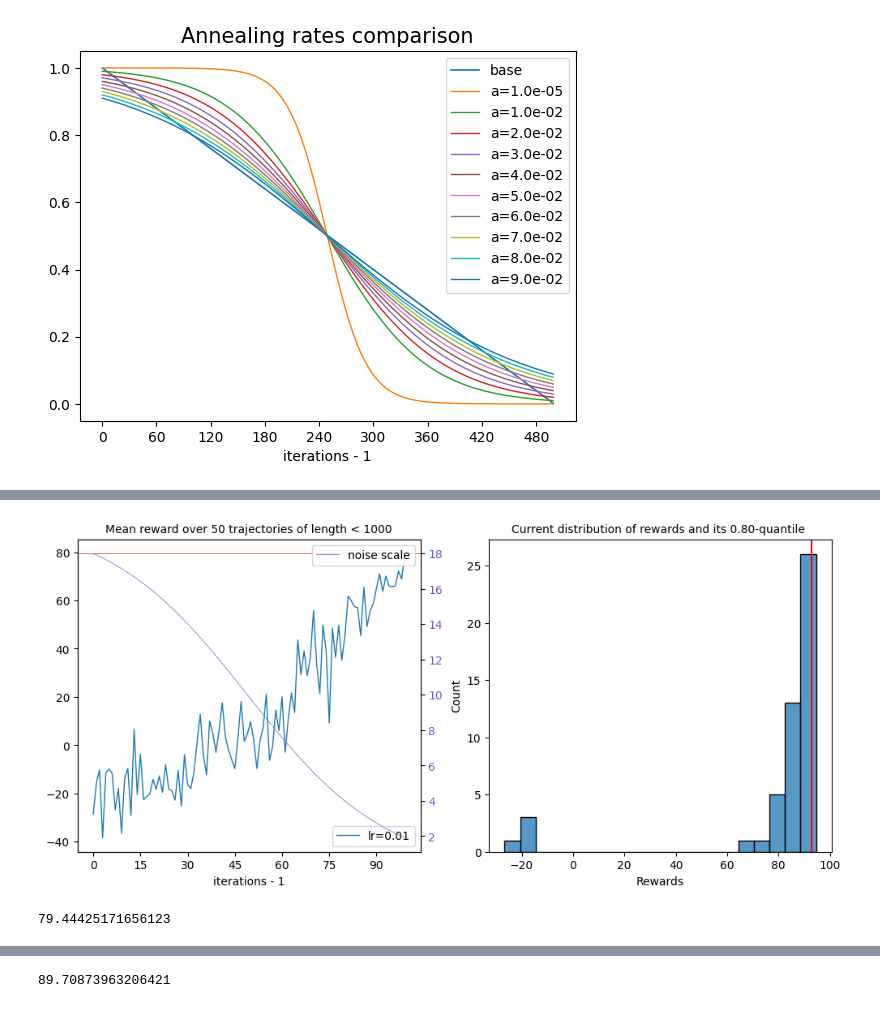
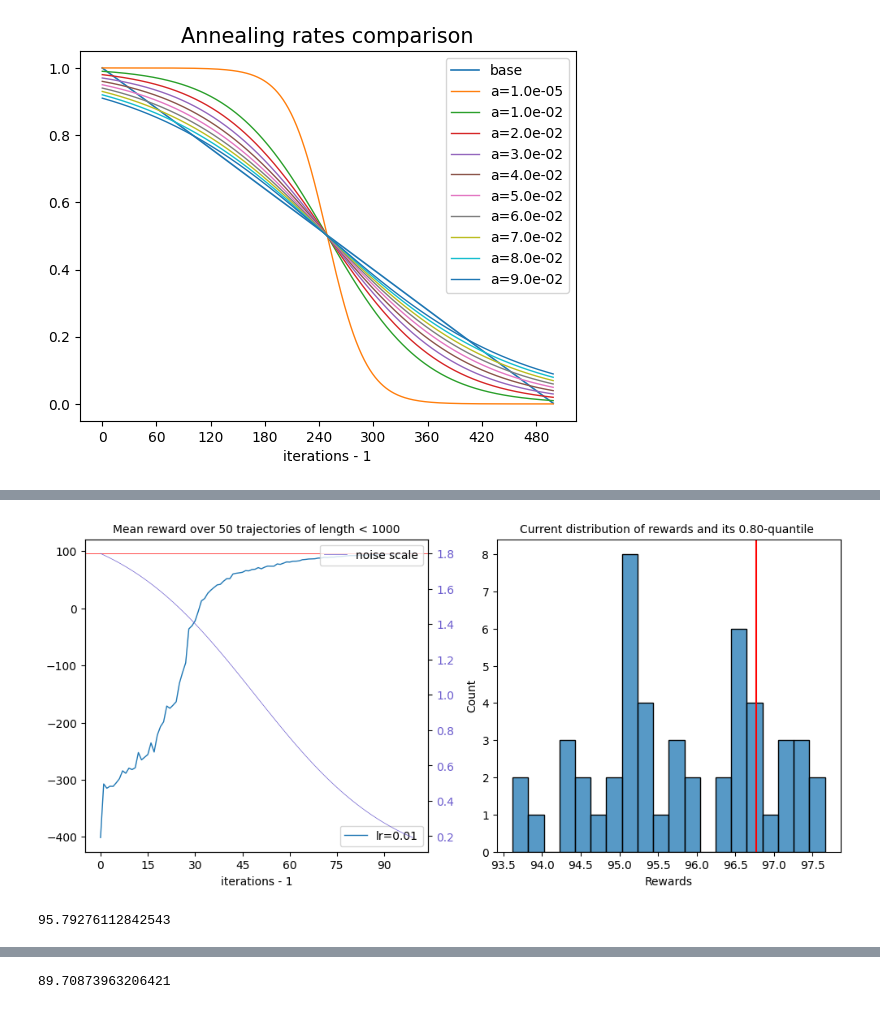
Before and after one commit to Axik0/DRL, a Jupyter notebook: DRL2(MountainCarContinuous-v0).ipynb, the cells around one changed output, grey strips where cells are left out. Saved outputs shown, nothing was run; the diff lists cells and outputs as text; code cells hidden in the pictures.

```diff
--- a/DRL2(MountainCarContinuous-v0).ipynb
+++ b/DRL2(MountainCarContinuous-v0).ipynb
@@ -72,14 +72,14 @@ class CRandAgent():
         imageio.mimsave(path, ims=self.rendered_frames, fps=30)
         print(f'Capture result has been saved to {path}')
 
-    def walk(self, max_length, render=False, **actkwargs):
+    def walk(self, max_length, render=False, injected=10, **actkwargs):
         """take max_length actions by agent N"""
         states, actions, rewards = [], [], []
 
         # initialization state
         state = ENV.reset()[0]
-        # if not render:
-        #     inject = np.array(np.random.choice([-1., 1.], size=self.d_actions))
+        # inject = np.array(np.random.choice([-1., 1.], size=self.d_actions))
+        # for _ in range(injected):
         #     act(inject)
         for i in range(max_length):
             # perform an action
@@ -167,6 +198,6 @@ def OU_noise(dim, pr3v):
 # %%
 class CrossEntropyNNCAgent(CRandAgent):
-    def __init__(self, noise_fn=G_noise, d_states=DIM_S, d_actions=DIM_A, hidden_d=(32, 16), device=DEVICE):
+    def __init__(self, noise_fn=G_noise, d_states=DIM_S, d_actions=DIM_A, hidden_d=(120, None), device=DEVICE):
         """CrossEntropy algorithm actor, optimizes expected reward by policy, given by neural network"""
         super().__init__(d_actions)
         self.d_states = d_states
@@ -180,10 +211,9 @@ class CrossEntropyNNCAgent(CRandAgent):
         self.model = nn.Sequential(
             nn.Linear(in_features=self.d_states, out_features=hidden_d[0]),
             nn.ReLU(),
-            nn.Linear(hidden_d[0], hidden_d[1]),
-            nn.ReLU(),
-            nn.Linear(hidden_d[1], d_actions),
-            nn.Tanh(),
+            # nn.Linear(hidden_d[0], hidden_d[1]),
+            # nn.ReLU(),
+            nn.Linear(hidden_d[0], d_actions),
         )
 
         self.log = []
@@ -192,10 +222,12 @@ class CrossEntropyNNCAgent(CRandAgent):
     def act(self, state):
         """policy = action given by tanh(network output) + random noise within [0..1]
             otherwise this policy would be almost completely deterministic (as NN is except its initialization)
-            extra tanh here is just to fit result into action space min max limits"""
+            clipper is used instead of tanh due to just to fit result into action space min max limits"""
         with torch.inference_mode():
             self.noise = self.noise_fn(dim=self.d_actions, pr3v=self.noise)
-            action = nn.functional.tanh(self.model(torch.Tensor(state)).detach() + self.scale * self.noise)
+            # action = nn.functional.tanh(self.model(torch.Tensor(state)).detach() + self.scale * self.noise)
+            action = self.model(torch.Tensor(state)).detach() + self.scale * self.noise
+            action_c = torch.clip(action, min=-1, max=1)
         return action.numpy()
 
     def learning_curve(self, show_max=True, ax=None):
@@ -243,7 +275,6 @@ class CrossEntropyNNCAgent(CRandAgent):
             rewards = np.stack([np.sum(t['r']) for t in trajectories])
             avg_reward = np.mean(rewards)
             self.log.append(avg_reward)
-
             # policy improvement
             # get q-quantile of current reward distribution and filter out better trajectories
             gamma = np.quantile(rewards, q)
@@ -289,8 +320,8 @@ class CrossEntropyNNCAgent(CRandAgent):
                 plt.close() # because plt.clf() is spurious
         return avg_reward
 # %%
-agent_nnc = CrossEntropyNNCAgent(noise_fn=OU_noise)
-agent_nnc.fit(n_iterations=100, max_n_epochs=10, noise_scale=20, lr=0.01, n_trajectories=50, max_length=1000, q=0.8, verbose=1)
+agent_nnc = CrossEntropyNNCAgent(noise_fn=G_noise)
+agent_nnc.fit(n_iterations=100, max_n_epochs=10, noise_scale=2, lr=0.01, n_trajectories=50, max_length=1000, q=0.8, verbose=1)
 # %% [output]
-[figure, old version]
+[figure, new version]
-79.44425171656123
+95.79276112842543
```
Also changed, not shown: parts of 12 cells of this notebook.
